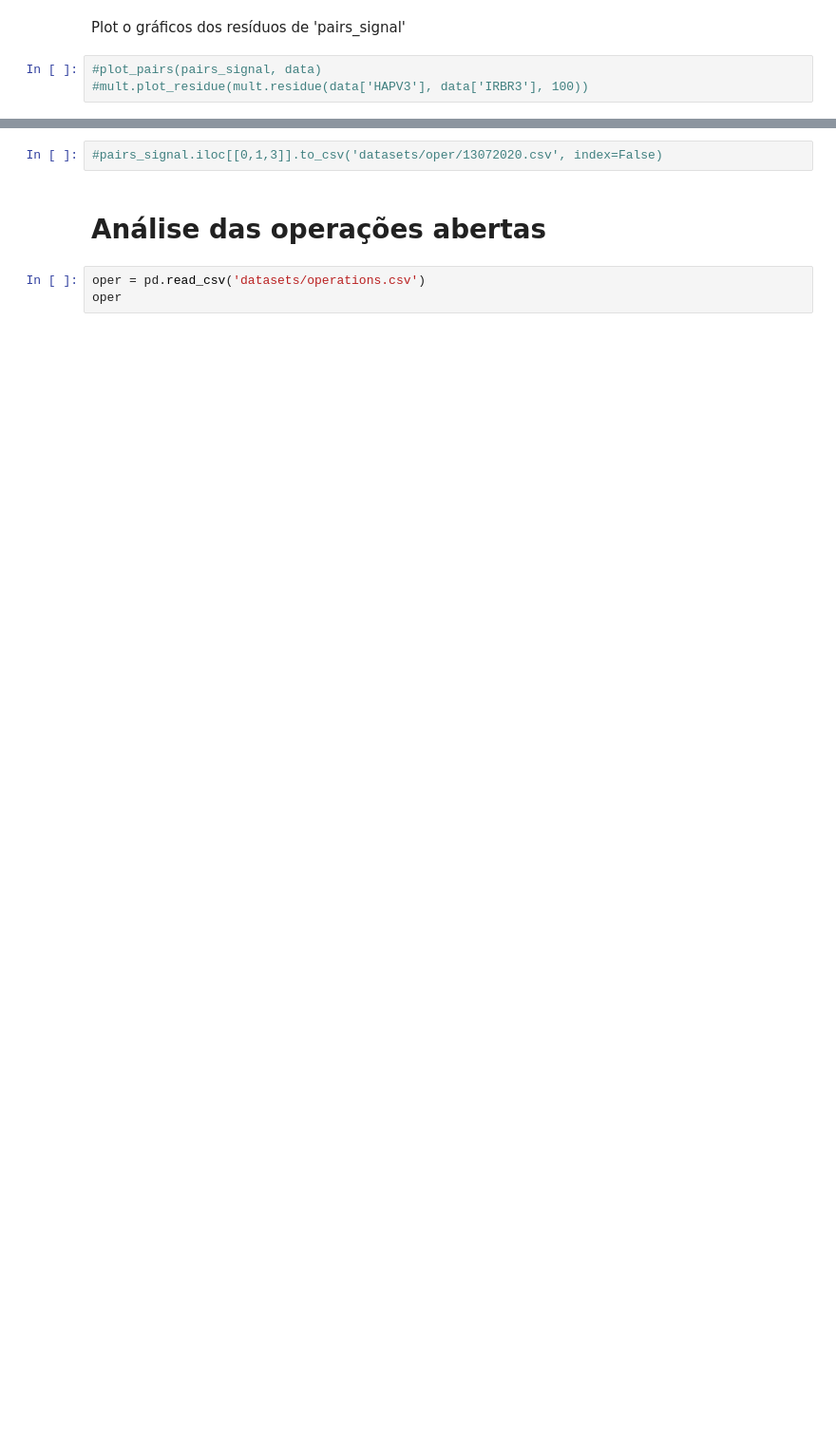
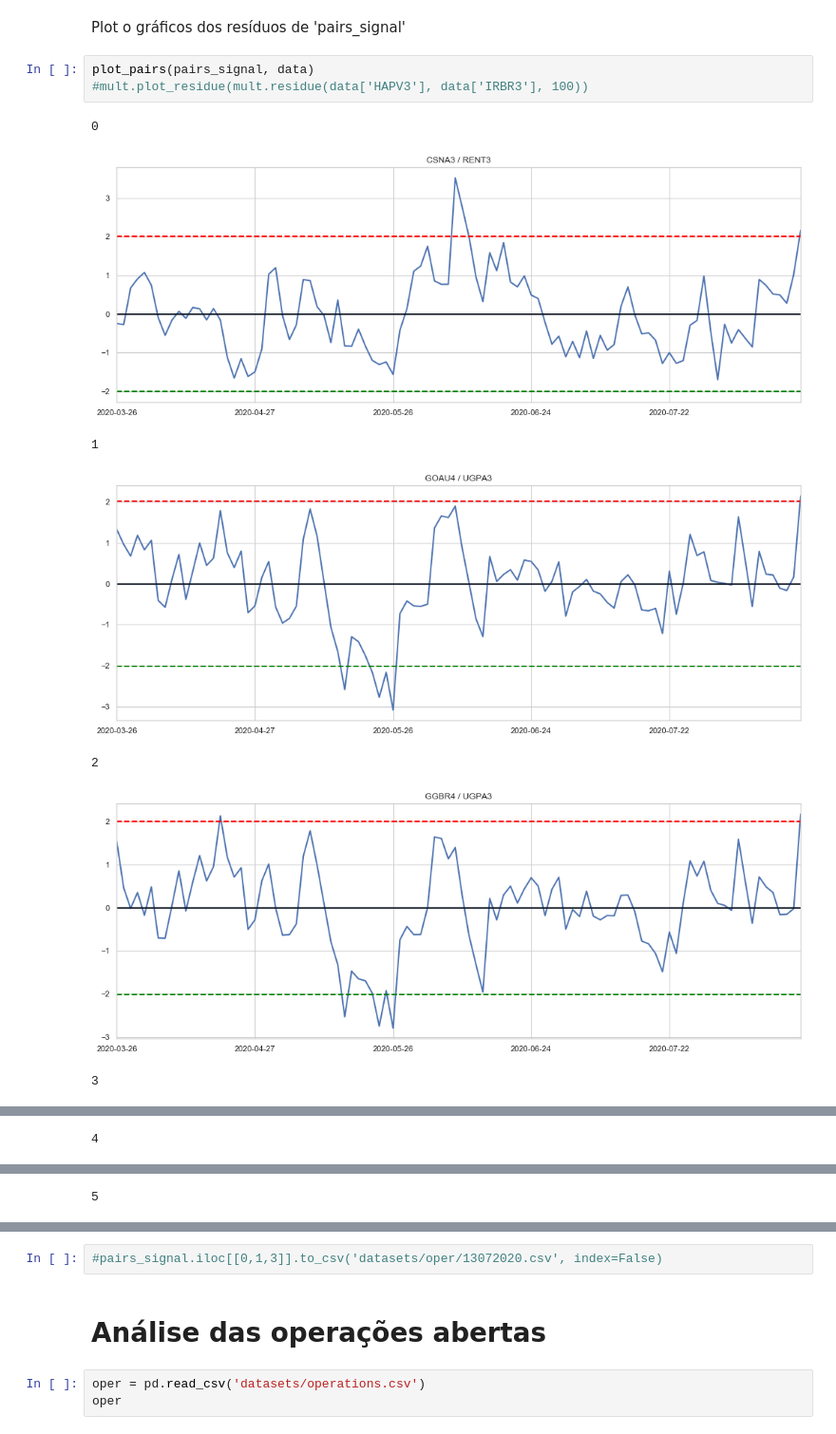
Before and after one commit to andreolvgomes/long-short-by-cointegration, a Jupyter notebook: Analysis-Pairs-Mult.ipynb, the cells around one changed output, grey strips where cells are left out. Shown at 95% size. Saved outputs shown, nothing was run; the diff lists cells and outputs as text; blank space fills up the shorter version.

```diff
--- a/Analysis-Pairs-Mult.ipynb
+++ b/Analysis-Pairs-Mult.ipynb
@@ -111,5 +119,13 @@ mult.halflife_ser(data['MRVE3'], data['VALE3'], 100)
 # %% [markdown]
 Plot o gráficos dos resíduos de 'pairs_signal'
 # %%
-#plot_pairs(pairs_signal, data)
+plot_pairs(pairs_signal, data)
 #mult.plot_residue(mult.residue(data['HAPV3'], data['IRBR3'], 100))
+# %% [output]
+0
+[figure, added]
+1
+[figure, added]
+2
+[figure, added]
+3
@@ -115,0 +133 @@ Plot o gráficos dos resíduos de 'pairs_signal'
+4
@@ -115,0 +135 @@ Plot o gráficos dos resíduos de 'pairs_signal'
+5
```
Also changed, not shown: parts of 10 cells of this notebook, 5 other files.
